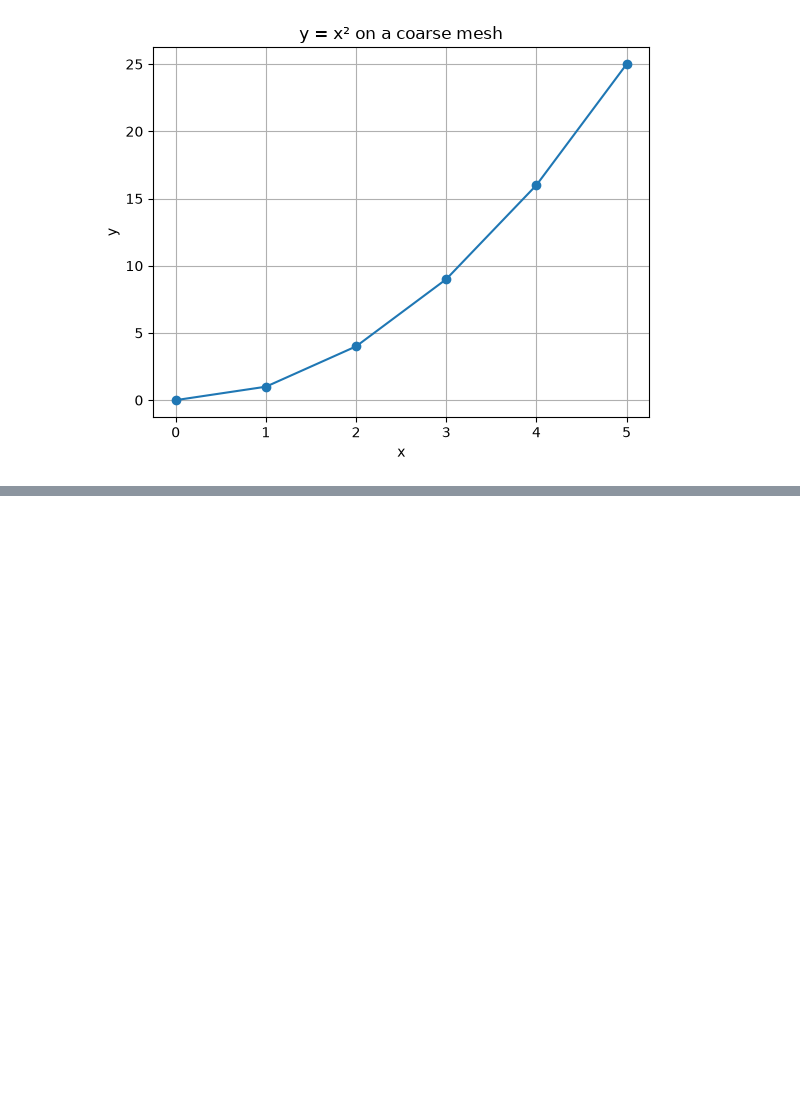
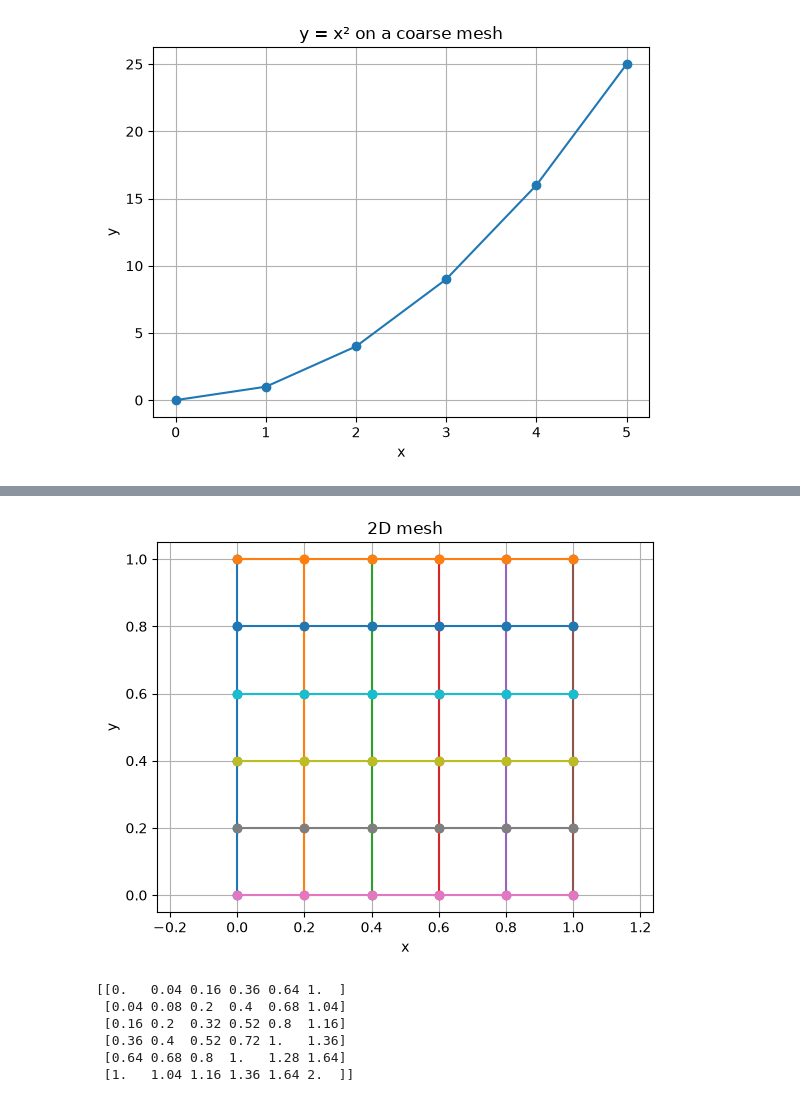
Before and after one commit to elizabethhatherley/learning, a Jupyter notebook: scientific_computing.ipynb, the cells around one changed output, grey strips where cells are left out. Cells and saved outputs as stored; diff of their text form; code cells hidden in the pictures; blank space fills up the shorter version.

```diff
--- a/scientific_computing.ipynb
+++ b/scientific_computing.ipynb
@@ -275,0 +306,26 @@ plt.show()
+# %%
+plt.plot(X, Y, "o-")
+plt.plot(X.T, Y.T, "o-")
+
+
+plt.xlabel("x")
+plt.ylabel("y")
+plt.title("2D mesh")
+
+plt.grid()
+plt.axis("equal")
+
+plt.show()
+# %% [output]
+[figure, added]
+# %%
+u = X**2 + Y**2
+
+print(u)
+# %% [output]
+[[0.   0.04 0.16 0.36 0.64 1.  ]
+ [0.04 0.08 0.2  0.4  0.68 1.04]
+ [0.16 0.2  0.32 0.52 0.8  1.16]
+ [0.36 0.4  0.52 0.72 1.   1.36]
+ [0.64 0.68 0.8  1.   1.28 1.64]
+ [1.   1.04 1.16 1.36 1.64 2.  ]]
```
Also changed, not shown: parts of 30 cells of this notebook.
